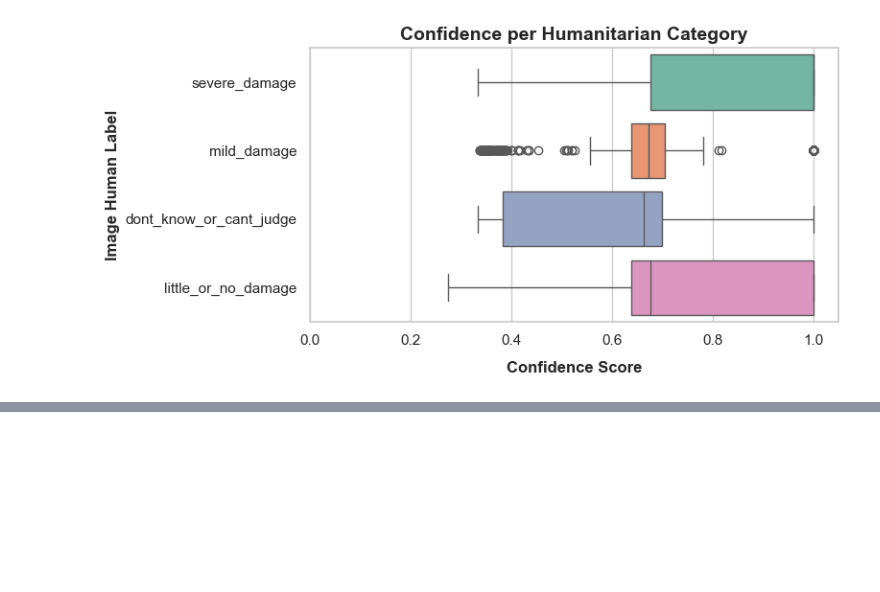
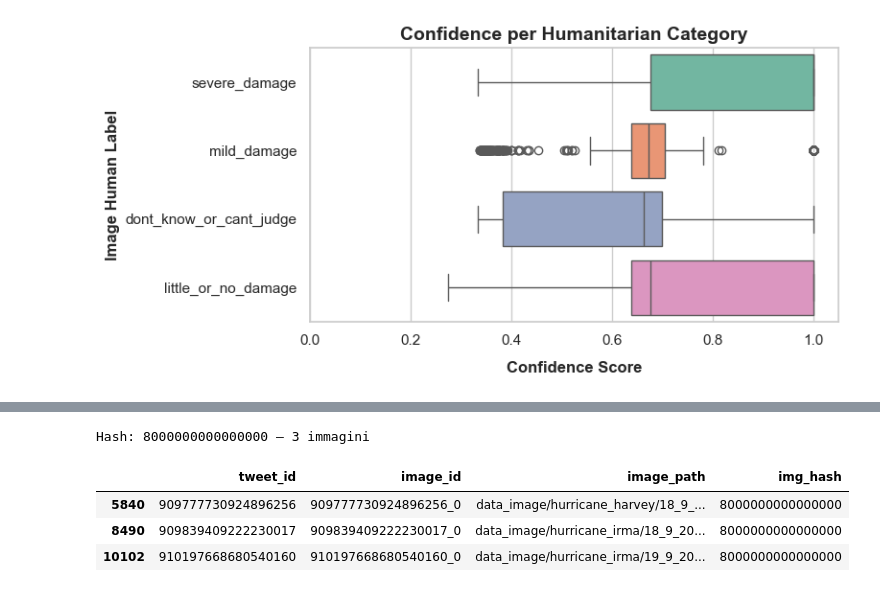
Before and after one commit to andreaceto/multimodal-crisis-classification, a Jupyter notebook: eda/images_analysis.ipynb, the cells around one changed output, grey strips where cells are left out. Cells and saved outputs as stored; diff of their text form; code cells hidden in the pictures; blank space fills up the shorter version.

```diff
--- a/eda/images_analysis.ipynb
+++ b/eda/images_analysis.ipynb
@@ -272,0 +357,20 @@ plot_confidence_boxplot(df, "image_damage", "image_damage_conf", "Confidence per
+# %%
+pd.set_option("display.max_columns", None)
+pd.set_option("display.max_colwidth", None)
+
+df["img_hash_str"] = df["img_hash"].astype(str)
+dupes = df[df.duplicated("img_hash_str", keep=False)]
+df_grouped = dupes.groupby("img_hash_str").size().reset_index(name='count')
+
+# Visualizzo i gruppi di duplicati
+for hash_val, group in dupes.groupby("img_hash_str"):
+    if len(group) > 1:
+        print(f"\nHash: {hash_val} – {len(group)} immagini")
+        display(group[["tweet_id", "image_id", "image_path", "img_hash"]].head(len(group)))
+        break # togli il break per vedere tutti
+# %% [output]
+Hash: 8000000000000000 – 3 immagini
+|  | tweet_id | image_id | image_path | img_hash |
+| 5840 | 909777730924896256 | 909777730924896256_0 | data_image/hurricane_harvey/18_9_... | 8000000000000000 |
+| 8490 | 909839409222230017 | 909839409222230017_0 | data_image/hurricane_irma/18_9_20... | 8000000000000000 |
+| 10102 | 910197668680540160 | 910197668680540160_0 | data_image/hurricane_irma/19_9_20... | 8000000000000000 |
```
Also changed, not shown: parts of 22 cells of this notebook.
